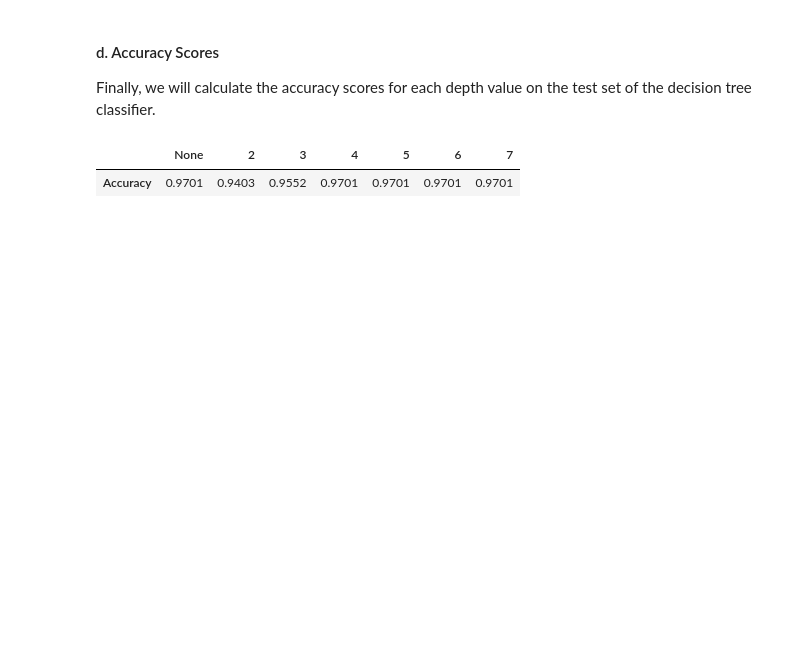
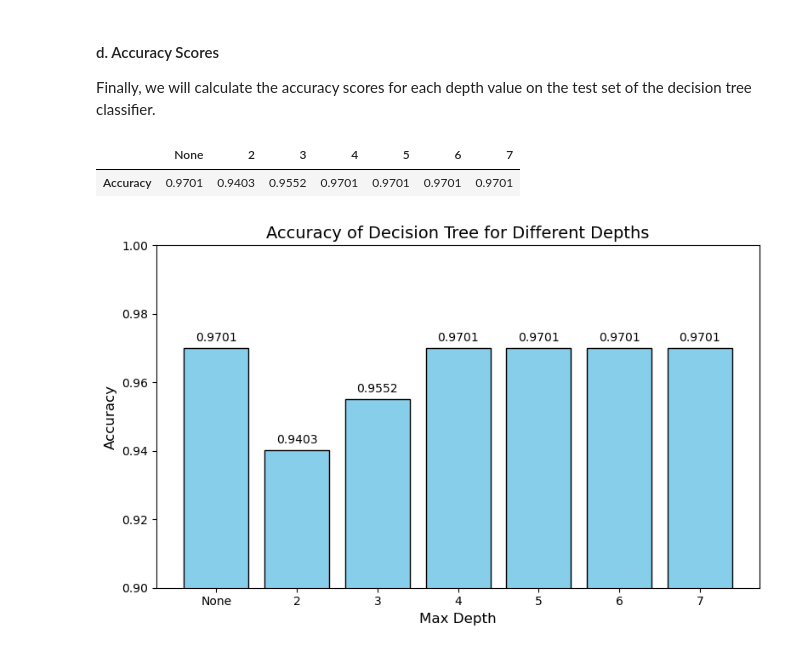
Before and after one commit to baobean/CSC14003-DecisionTree, a Jupyter notebook: palmer_penguin.ipynb, the cells around one changed output. Saved outputs shown, nothing was run; the diff lists cells and outputs as text; code cells hidden in the pictures; blank space fills up the shorter version.

Commit message:
add bar plot, overall dataset insights

```diff
--- a/palmer_penguin.ipynb
+++ b/palmer_penguin.ipynb
@@ -453,3 +457,29 @@ accuracy_table
 # %% [output]
 |  | None | 2 | 3 | 4 | 5 | 6 | 7 |
 | Accuracy | 0.9701 | 0.9403 | 0.9552 | 0.9701 | 0.9701 | 0.9701 | 0.9701 |
+# %%
+import matplotlib.pyplot as plt
+
+# Accuracy data
+depths = ['None', '2', '3', '4', '5', '6', '7']
+accuracies = [0.9701, 0.9403, 0.9552, 0.9701, 0.9701, 0.9701, 0.9701]
+
+# Create the bar chart
+plt.figure(figsize=(8, 5))
+plt.bar(depths, accuracies, color='skyblue', edgecolor='black')
+
+# Add labels and title
+plt.title('Accuracy of Decision Tree for Different Depths', fontsize=14)
+plt.xlabel('Max Depth', fontsize=12)
+plt.ylabel('Accuracy', fontsize=12)
+plt.ylim(0.9, 1.0)  # Set y-axis range for better visualization
+
+# Display the values on top of the bars
+for i, acc in enumerate(accuracies):
+    plt.text(i, acc + 0.002, f'{acc:.4f}', ha='center', fontsize=10)
+
+# Show the plot
+plt.tight_layout()
+plt.show()
+# %% [output]
+[figure, added]
```
Also changed, not shown: parts of 3 cells of this notebook.
